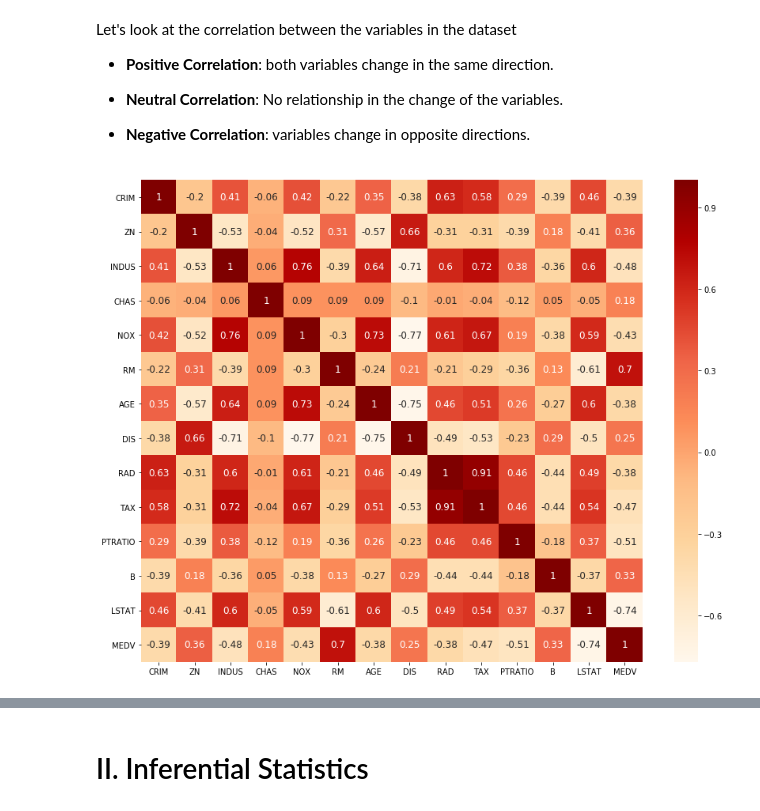
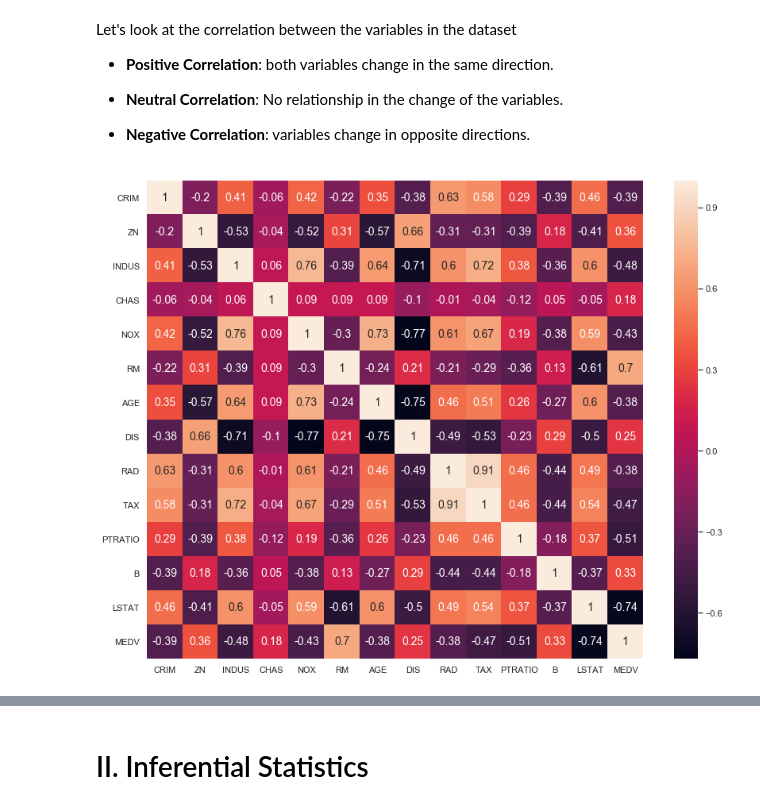
Before and after one commit to RitRa/MachineLearning-project, a Jupyter notebook: Machine Learning and Statistics Project 2019.ipynb, the cells around one changed output, grey strips where cells are left out. Drawn from its saved outputs; the diff is of its cells as text; code cells hidden in the pictures.

```diff
--- a/Machine Learning and Statistics Project 2019.ipynb
+++ b/Machine Learning and Statistics Project 2019.ipynb
@@ -155,9 +139,9 @@ Let's look at the correlation between the variables in the dataset
 - **Negative Correlation**: variables change in opposite directions.
 # %%
 plt.figure(figsize=(12, 9))
-cmap=sns.cubehelix_palette(50, light=0.95, dark=0.15)
-sns.heatmap(data=boston.corr().round(2), cmap='OrRd', annot=True, annot_kws={"size":12})
+#cmap=sns.cubehelix_palette(50, light=0.95, dark=0.15)
+sns.heatmap(data=boston.corr().round(2), annot=True, annot_kws={"size":14})
 plt.tight_layout()
 plt.show()
 # %% [output]
-[figure, old version]
+[figure, new version]
```
Also changed, not shown: parts of 9 cells of this notebook.
